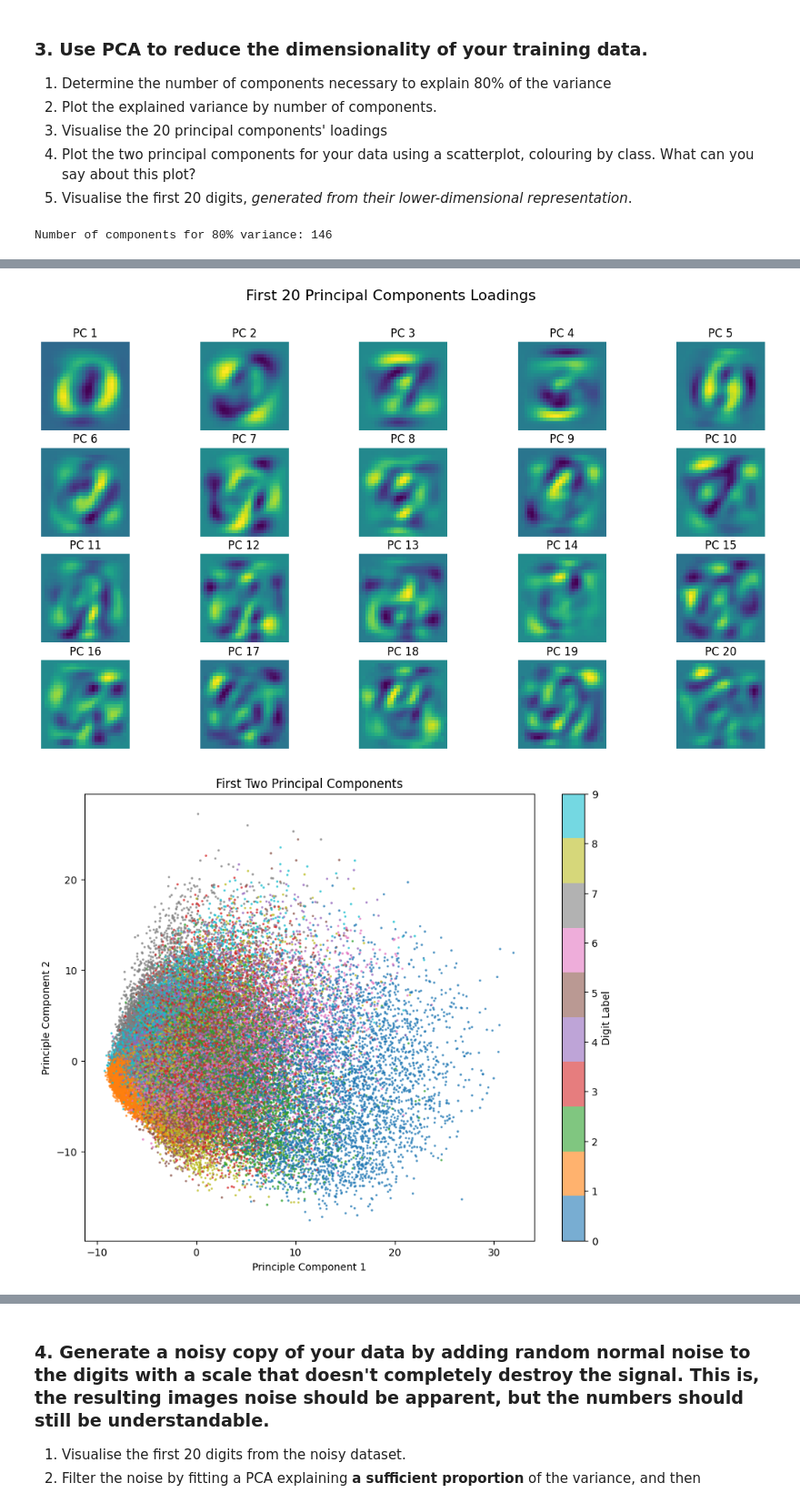
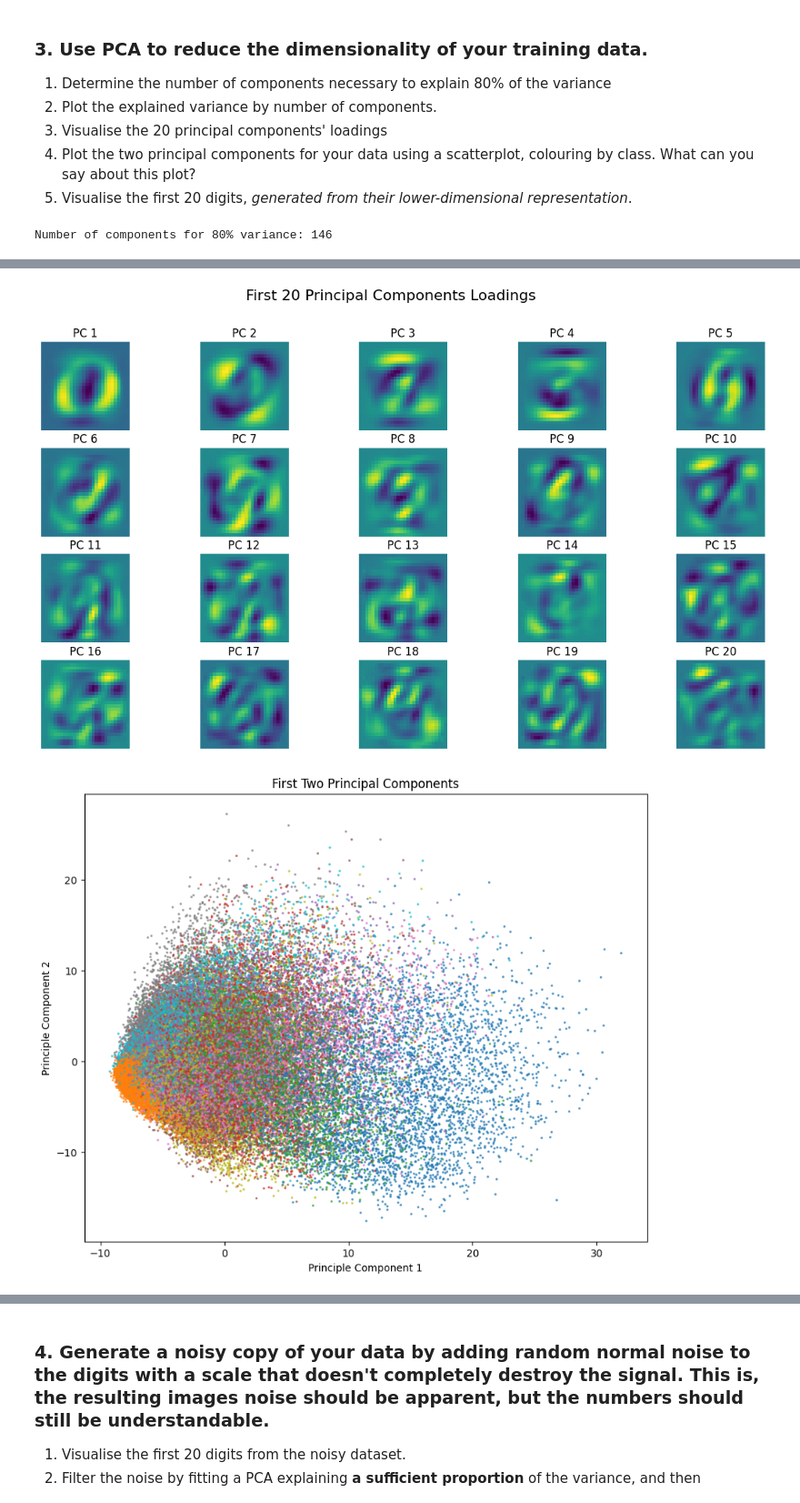
Before and after one commit to kenzfinn/csc1035_lecture_examples, a Jupyter notebook: Part2_Coursework.ipynb, the cells around one changed output, grey strips where cells are left out. Shown at 91% size. Drawn from its saved outputs; the diff is of its cells as text; code cells hidden in the pictures.

```diff
--- a/Part2_Coursework.ipynb
+++ b/Part2_Coursework.ipynb
@@ -166,38 +166,38 @@ X_pca2 = pca.fit_transform(X_train)
 
 plt.figure(figsize=(10, 8))
 scatter = plt.scatter(X_pca2[:, 0], X_pca2[:, 1], c=y_train.astype(int), cmap='tab10', alpha=0.6, s=2)
-plt.colorbar(scatter, label='Digit Label')
+#plt.colorbar(scatter, label='Digit Label')
 plt.title('First Two Principal Components')
 plt.xlabel('Principle Component 1')
 plt.ylabel('Principle Component 2')
 plt.show()
 
 pca = PCA(n_components=2)
 X_reduced = pca.fit_transform(X)
 X_reconstructed = pca.inverse_transform(X_reduced)
 
 
 plt.figure(figsize=(15, 6))
 for i in range(20):
     #subplot of the MNIST dataset without changes
     plt.subplot(4, 10, i + 1)
     plt.imshow(X[i].reshape(28, 28), cmap='gray')
     plt.title("Original")
     plt.axis('off')
 
     #subplot of the MNIST dataset when dimensionality has been reduced
     plt.subplot(4, 10, i + 21)
     plt.imshow(X_reconstructed[i].reshape(28, 28), cmap='gray')
     plt.title("Reconstructed")
     plt.axis('off')
 
 plt.suptitle('Original and Reconstructed Digits', fontsize=16)
 plt.show()
 # %% [output]
 Number of components for 80% variance: 146
 [figure]
 [figure]
-[figure, old version]
+[figure, new version]
 [figure]
 # %% [markdown]
 ### 4. Generate a noisy copy of your data by adding random normal noise to the digits **with a scale that doesn't completely destroy the signal**. This is, the resulting images noise should be apparent, but the numbers should still be understandable.
```
